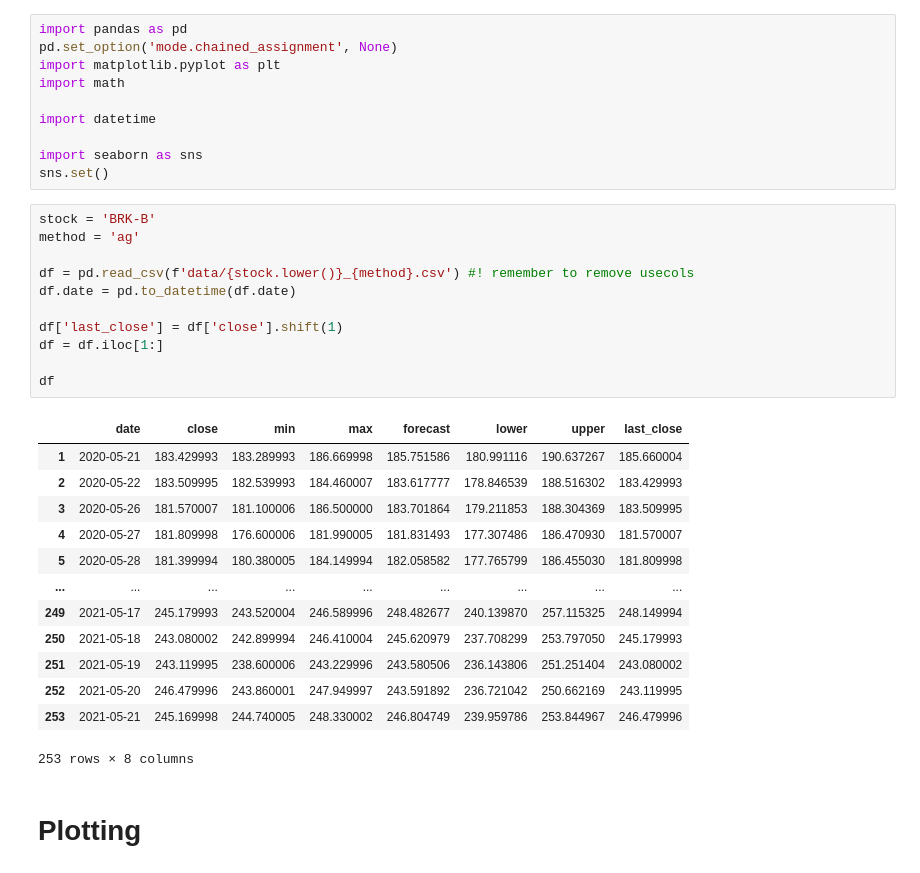
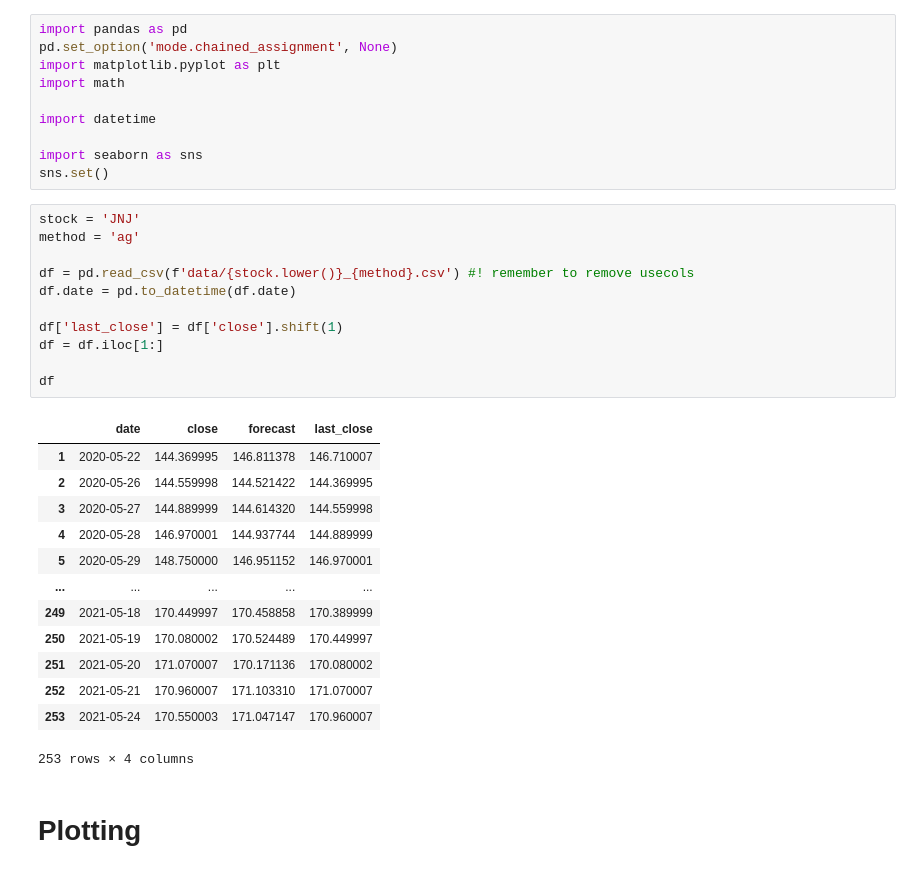
Before and after one commit to ulrikson/trading, a Jupyter notebook: simulate_ag.ipynb, the cells around one changed output. Saved outputs shown, nothing was run; the diff lists cells and outputs as text.

```diff
--- a/simulate_ag.ipynb
+++ b/simulate_ag.ipynb
@@ -9,30 +9,30 @@ import datetime
 import seaborn as sns
 sns.set()
 # %%
-stock = 'BRK-B'
+stock = 'JNJ'
 method = 'ag'
 
 df = pd.read_csv(f'data/{stock.lower()}_{method}.csv') #! remember to remove usecols
 df.date = pd.to_datetime(df.date)
 
 df['last_close'] = df['close'].shift(1)
 df = df.iloc[1:]
 
 df
 # %% [output]
-|  | date | close | min | max | forecast | lower | upper | last_close |
-| 1 | 2020-05-21 | 183.429993 | 183.289993 | 186.669998 | 185.751586 | 180.991116 | 190.637267 | 185.660004 |
-| 2 | 2020-05-22 | 183.509995 | 182.539993 | 184.460007 | 183.617777 | 178.846539 | 188.516302 | 183.429993 |
-| 3 | 2020-05-26 | 181.570007 | 181.100006 | 186.500000 | 183.701864 | 179.211853 | 188.304369 | 183.509995 |
-| 4 | 2020-05-27 | 181.809998 | 176.600006 | 181.990005 | 181.831493 | 177.307486 | 186.470930 | 181.570007 |
-| 5 | 2020-05-28 | 181.399994 | 180.380005 | 184.149994 | 182.058582 | 177.765799 | 186.455030 | 181.809998 |
-| ... | ... | ... | ... | ... | ... | ... | ... | ... |
-| 249 | 2021-05-17 | 245.179993 | 243.520004 | 246.589996 | 248.482677 | 240.139870 | 257.115325 | 248.149994 |
-| 250 | 2021-05-18 | 243.080002 | 242.899994 | 246.410004 | 245.620979 | 237.708299 | 253.797050 | 245.179993 |
-| 251 | 2021-05-19 | 243.119995 | 238.600006 | 243.229996 | 243.580506 | 236.143806 | 251.251404 | 243.080002 |
-| 252 | 2021-05-20 | 246.479996 | 243.860001 | 247.949997 | 243.591892 | 236.721042 | 250.662169 | 243.119995 |
-| 253 | 2021-05-21 | 245.169998 | 244.740005 | 248.330002 | 246.804749 | 239.959786 | 253.844967 | 246.479996 |
+|  | date | close | forecast | last_close |
+| 1 | 2020-05-22 | 144.369995 | 146.811378 | 146.710007 |
+| 2 | 2020-05-26 | 144.559998 | 144.521422 | 144.369995 |
+| 3 | 2020-05-27 | 144.889999 | 144.614320 | 144.559998 |
+| 4 | 2020-05-28 | 146.970001 | 144.937744 | 144.889999 |
+| 5 | 2020-05-29 | 148.750000 | 146.951152 | 146.970001 |
+| ... | ... | ... | ... | ... |
+| 249 | 2021-05-18 | 170.449997 | 170.458858 | 170.389999 |
+| 250 | 2021-05-19 | 170.080002 | 170.524489 | 170.449997 |
+| 251 | 2021-05-20 | 171.070007 | 170.171136 | 170.080002 |
+| 252 | 2021-05-21 | 170.960007 | 171.103310 | 171.070007 |
+| 253 | 2021-05-24 | 170.550003 | 171.047147 | 170.960007 |
-253 rows × 8 columns
+253 rows × 4 columns
 # %% [markdown]
 # Plotting
 # %%
```
Also changed, not shown: parts of 5 cells of this notebook, 2 other files.
